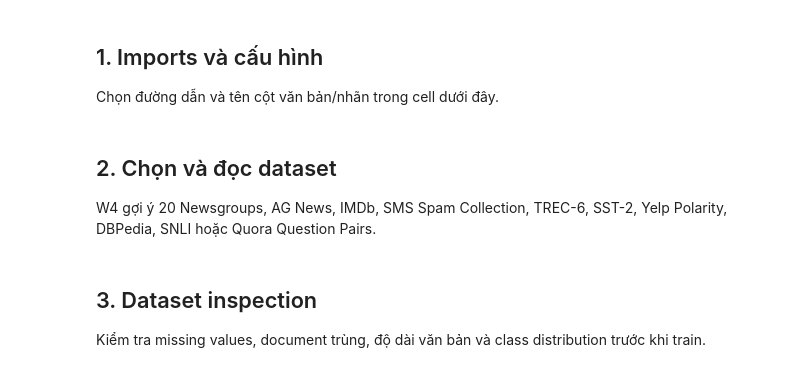
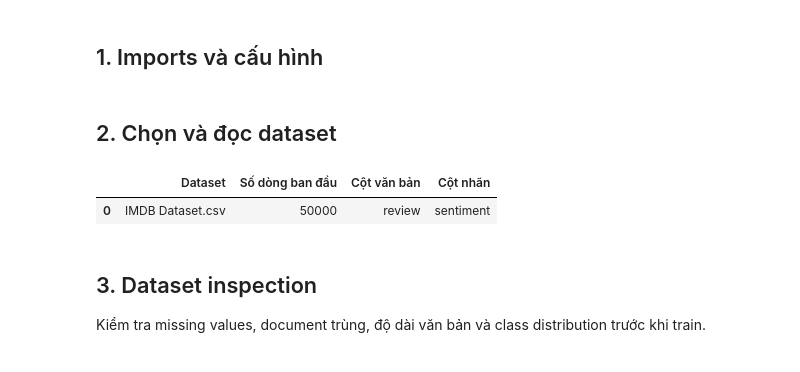
Before and after one commit to kienng221105/NLP_course, a Jupyter notebook: lab04/classification.ipynb, the cells around one changed output. Cells and saved outputs as stored; diff of their text form; code cells hidden in the pictures.

```diff
--- a/lab04/classification.ipynb
+++ b/lab04/classification.ipynb
@@ -5,6 +1,5 @@ Chạy từng cell theo thứ tự. Notebook dùng dataset CSV do bạn chọn,
 # %% [markdown]
 ## 1. Imports và cấu hình
-Chọn đường dẫn và tên cột văn bản/nhãn trong cell dưới đây.
 # %%
 from pathlib import Path
 import sys
@@ -41,27 +39,43 @@ POSITIVE_LABEL = None             # TODO: đặt nhãn positive nếu cần thre
 
 candidate_models = {}
 results_rows = []
-# %% [markdown]
-## 2. Chọn và đọc dataset
-W4 gợi ý 20 Newsgroups, AG News, IMDb, SMS Spam Collection, TREC-6, SST-2, Yelp Polarity, DBPedia, SNLI hoặc Quora Question Pairs.
+# %% [markdown]
+## 2. Chọn và đọc dataset
 # %%
-if not DATA_PATH.exists():
-    raise FileNotFoundError(
-        f'Đặt file dataset tại {DATA_PATH} hoặc sửa DATA_PATH trong cell cấu hình.'
+if DATASET_SOURCE == '20newsgroups':
+    dataset = fetch_20newsgroups(
+        subset='all',
+        remove=('headers', 'footers', 'quotes'),
+        shuffle=True,
+        random_state=RANDOM_STATE,
     )
+    raw_df = pd.DataFrame({
+        TEXT_COLUMN: dataset.data,
+        LABEL_COLUMN: [dataset.target_names[index] for index in dataset.target],
+    })
+    dataset_name = '20 Newsgroups'
+elif DATASET_SOURCE == 'csv':
+    if not DATA_PATH.exists():
+        raise FileNotFoundError(f'Không tìm thấy dataset CSV: {DATA_PATH}')
+    raw_df = pd.read_csv(DATA_PATH)
+    if TEXT_COLUMN not in raw_df or LABEL_COLUMN not in raw_df:
+        raise KeyError(
+            f'Không tìm thấy cột {TEXT_COLUMN!r} hoặc {LABEL_COLUMN!r}. '
+            f'Các cột hiện có: {list(raw_df.columns)}'
+        )
+    dataset_name = DATA_PATH.name
+else:
+    raise ValueError("DATASET_SOURCE phải là '20newsgroups' hoặc 'csv'.")
 
-raw_df = pd.read_csv(DATA_PATH)
-if TEXT_COLUMN not in raw_df or LABEL_COLUMN not in raw_df:
-    raise KeyError(
-        f'Không tìm thấy cột {TEXT_COLUMN!r} hoặc {LABEL_COLUMN!r}. '
-        f'Các cột hiện có: {list(raw_df.columns)}'
-    )
 display(pd.DataFrame([{
-    'Tệp': DATA_PATH.name,
+    'Dataset': dataset_name,
     'Số dòng ban đầu': len(raw_df),
     'Cột văn bản': TEXT_COLUMN,
     'Cột nhãn': LABEL_COLUMN,
 }]))
+# %% [output]
+|  | Dataset | Số dòng ban đầu | Cột văn bản | Cột nhãn |
+| 0 | IMDB Dataset.csv | 50000 | review | sentiment |
 # %% [markdown]
 ## 3. Dataset inspection
 Kiểm tra missing values, document trùng, độ dài văn bản và class distribution trước khi train.
```
Also changed, not shown: parts of 34 cells of this notebook, 10 other files.
